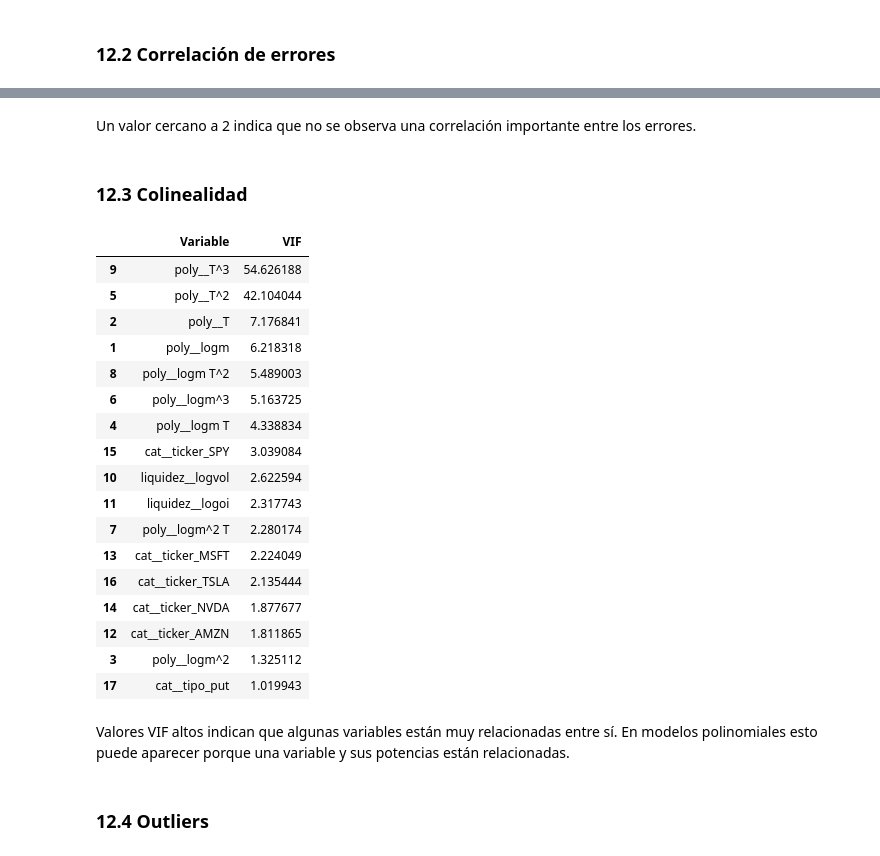
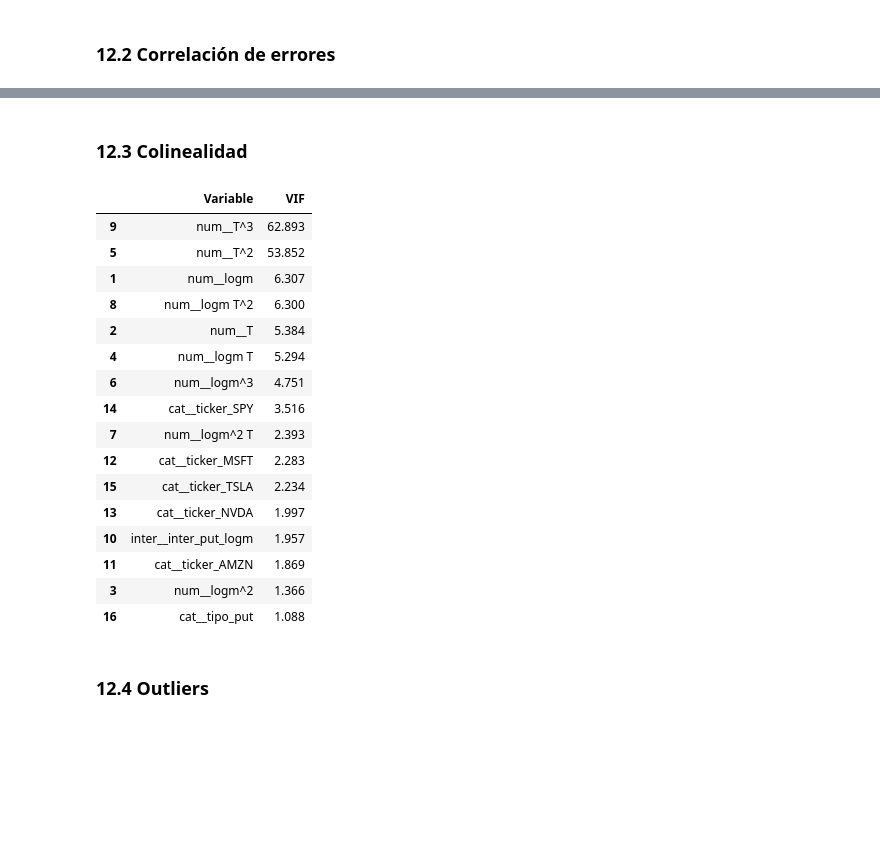
Before and after one commit to AlexaValdi/Lab_3, a Jupyter notebook: Proyecto_Regresion_Volatilidad_Implicita.ipynb, the cells around one changed output, grey strips where cells are left out. Cells and saved outputs as stored; diff of their text form; code cells hidden in the pictures; blank space fills up the shorter version.

```diff
--- a/Proyecto_Regresion_Volatilidad_Implicita.ipynb
+++ b/Proyecto_Regresion_Volatilidad_Implicita.ipynb
@@ -768,0 +934,6 @@ Usamos el Modelo 3 sin penalización porque es el modelo final que queremos inte
+# %%
+cols_m1 = ['logm', 'T', 'ticker', 'tipo']
+pre_m1 = construir_preprocesador(['logm', 'T'], grado=1, con_interaccion=False)
+
+tabla_m1, ajustados_m1 = ajustar_cuatro_versiones(pre_m1, cols_m1, 'M1 Lineal')
+tabla_m1.round(4)
@@ -768,0 +987,6 @@ Usamos el Modelo 3 sin penalización porque es el modelo final que queremos inte
+# %%
+cols_m2 = ['logm', 'T', 'inter_put_logm', 'ticker', 'tipo']
+pre_m2 = construir_preprocesador(['logm', 'T'], grado=3, con_interaccion=True)
+
+tabla_m2, ajustados_m2 = ajustar_cuatro_versiones(pre_m2, cols_m2, 'M2 Polinomial g3')
+tabla_m2.round(4)
@@ -768,0 +1413,11 @@ Usamos el Modelo 3 sin penalización porque es el modelo final que queremos inte
+# %%
+# Transformamos con el mismo preprocesador y recuperamos los nombres de las columnas
+pre_m1_fit = construir_preprocesador(['logm', 'T'], grado=1, con_interaccion=False)
+X_m1_sm = pre_m1_fit.fit_transform(X_train[cols_m1])
+nombres_m1 = list(pre_m1_fit.get_feature_names_out())
+
+X_m1_sm = pd.DataFrame(X_m1_sm, columns=nombres_m1, index=X_train.index)
+X_m1_sm = sm.add_constant(X_m1_sm)
+
+ols_m1 = sm.OLS(y_train, X_m1_sm).fit()
+print(ols_m1.summary())
@@ -768,0 +1465,10 @@ Usamos el Modelo 3 sin penalización porque es el modelo final que queremos inte
+# %%
+pre_m2_fit = construir_preprocesador(['logm', 'T'], grado=3, con_interaccion=True)
+X_m2_sm = pre_m2_fit.fit_transform(X_train[cols_m2])
+nombres_m2 = list(pre_m2_fit.get_feature_names_out())
+
+X_m2_sm = pd.DataFrame(X_m2_sm, columns=nombres_m2, index=X_train.index)
+X_m2_sm = sm.add_constant(X_m2_sm)
+
+ols_m2 = sm.OLS(y_train, X_m2_sm).fit()
+print(ols_m2.summary())
@@ -801,37 +1608,28 @@ Durbin-Watson: 1.9687340472980404
-# %% [markdown]
-Un valor cercano a 2 indica que no se observa una correlación importante entre los errores.
 # %% [markdown]
 ### 12.3 Colinealidad
 # %%
 VIF = pd.DataFrame()
+VIF['Variable'] = X_m2_sm.columns
+VIF['VIF'] = [variance_inflation_factor(X_m2_sm.values, i) for i in range(X_m2_sm.shape[1])]
 
-VIF['Variable'] = X3_ols.columns
-VIF['VIF'] = [
-    variance_inflation_factor(X3_ols.values, i)
-    for i in range(X3_ols.shape[1])
-]
-
-VIF[VIF['Variable'] != 'const'].sort_values('VIF', ascending=False)
+VIF[VIF['Variable'] != 'const'].sort_values('VIF', ascending=False).round(3)
 # %% [output]
 |  | Variable | VIF |
-| 9 | poly__T^3 | 54.626188 |
-| 5 | poly__T^2 | 42.104044 |
-| 2 | poly__T | 7.176841 |
-| 1 | poly__logm | 6.218318 |
-| 8 | poly__logm T^2 | 5.489003 |
-| 6 | poly__logm^3 | 5.163725 |
-| 4 | poly__logm T | 4.338834 |
-| 15 | cat__ticker_SPY | 3.039084 |
-| 10 | liquidez__logvol | 2.622594 |
-| 11 | liquidez__logoi | 2.317743 |
-| 7 | poly__logm^2 T | 2.280174 |
-| 13 | cat__ticker_MSFT | 2.224049 |
-| 16 | cat__ticker_TSLA | 2.135444 |
-| 14 | cat__ticker_NVDA | 1.877677 |
-| 12 | cat__ticker_AMZN | 1.811865 |
-| 3 | poly__logm^2 | 1.325112 |
-| 17 | cat__tipo_put | 1.019943 |
+| 9 | num__T^3 | 62.893 |
+| 5 | num__T^2 | 53.852 |
+| 1 | num__logm | 6.307 |
+| 8 | num__logm T^2 | 6.300 |
+| 2 | num__T | 5.384 |
+| 4 | num__logm T | 5.294 |
+| 6 | num__logm^3 | 4.751 |
+| 14 | cat__ticker_SPY | 3.516 |
+| 7 | num__logm^2 T | 2.393 |
+| 12 | cat__ticker_MSFT | 2.283 |
+| 15 | cat__ticker_TSLA | 2.234 |
+| 13 | cat__ticker_NVDA | 1.997 |
+| 10 | inter__inter_put_logm | 1.957 |
+| 11 | cat__ticker_AMZN | 1.869 |
+| 3 | num__logm^2 | 1.366 |
+| 16 | cat__tipo_put | 1.088 |
-# %% [markdown]
-Valores VIF altos indican que algunas variables están muy relacionadas entre sí. En modelos polinomiales esto puede aparecer porque una variable y sus potencias están relacionadas.
 # %% [markdown]
 ### 12.4 Outliers
```
Also changed, not shown: parts of 156 cells of this notebook.
